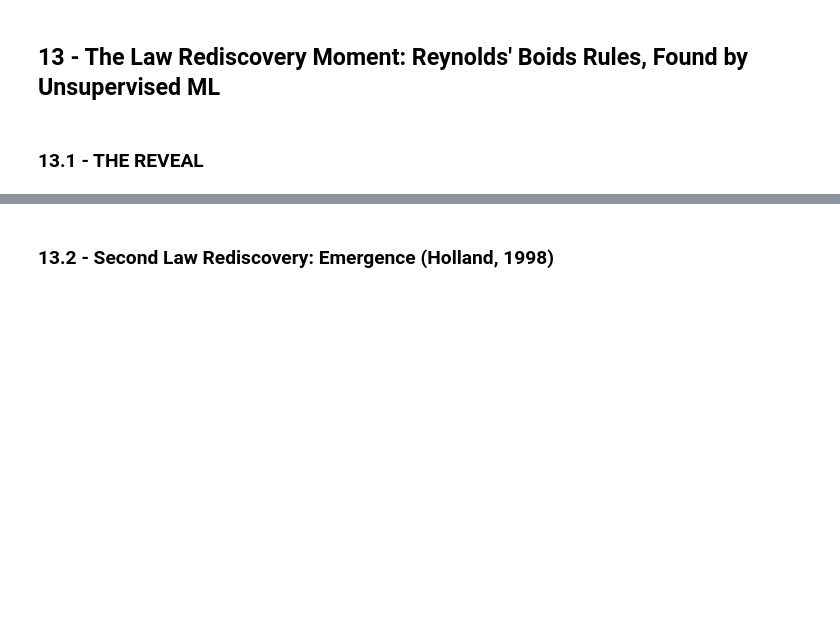
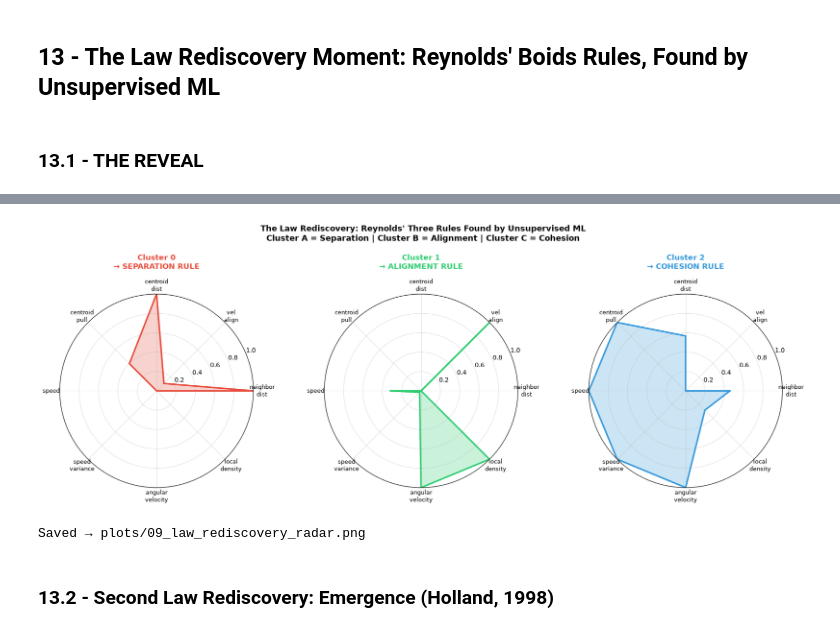
Before and after one commit to vishivishvish/case-studies, a Jupyter notebook: 005 - Autonomous Drone Swarm Behavioral Clustering/drone_swarm_clustering.ipynb, the cells around one changed output, grey strips where cells are left out. Saved outputs shown, nothing was run; the diff lists cells and outputs as text; code cells hidden in the pictures; blank space fills up the shorter version.

```diff
--- a/005 - Autonomous Drone Swarm Behavioral Clustering/drone_swarm_clustering.ipynb
+++ b/005 - Autonomous Drone Swarm Behavioral Clustering/drone_swarm_clustering.ipynb
@@ -1052,35 +1369,37 @@ print("=" * 70)
 # %%
 # Visual reveal: radar charts with rule names
 fig, axes = plt.subplots(1, len(cluster_ids), figsize=(6 * len(cluster_ids), 6),
                           subplot_kw={"projection": "polar"})
 if len(cluster_ids) == 1:
     axes = [axes]
 
 rule_colors = {"Separation": "#e74c3c", "Alignment": "#2ecc71", "Cohesion": "#3498db"}
 
 for ax, cid in zip(axes, cluster_ids):
     rule = rule_map.get(cid, "Unknown")
     col = rule_colors.get(rule, "#aaa")
     values = profile_norm.loc[cid, FEATURE_COLS].tolist()
     values += values[:1]
 
     ax.plot(angles, values, color=col, linewidth=2.5)
     ax.fill(angles, values, color=col, alpha=0.25)
     ax.set_xticks(angles[:-1])
     ax.set_xticklabels(feature_labels, fontsize=9)
     ax.set_ylim(0, 1)
     ax.set_title(f"Cluster {cid}\n→ {rule.upper()} RULE",
                  fontsize=12, fontweight="bold", pad=15, color=col)
     ax.grid(True, alpha=0.4)
 
-fig.suptitle("The Law Rediscovery: Reynolds' Three Rules Found by Unsupervised ML
-"
+fig.suptitle("The Law Rediscovery: Reynolds' Three Rules Found by Unsupervised ML\n"
              "Cluster A = Separation | Cluster B = Alignment | Cluster C = Cohesion",
              fontsize=13, fontweight="bold", y=1.03)
 plt.tight_layout()
 plt.savefig("plots/09_law_rediscovery_radar.png", dpi=120, bbox_inches="tight")
 plt.show()
 print("Saved → plots/09_law_rediscovery_radar.png")
+# %% [output]
+[figure, added]
+Saved → plots/09_law_rediscovery_radar.png
 # %% [markdown]
 ### **13.2 - Second Law Rediscovery: Emergence (Holland, 1998)**
 # %% [markdown]
```
Also changed, not shown: parts of 139 cells of this notebook, 1 other file.
